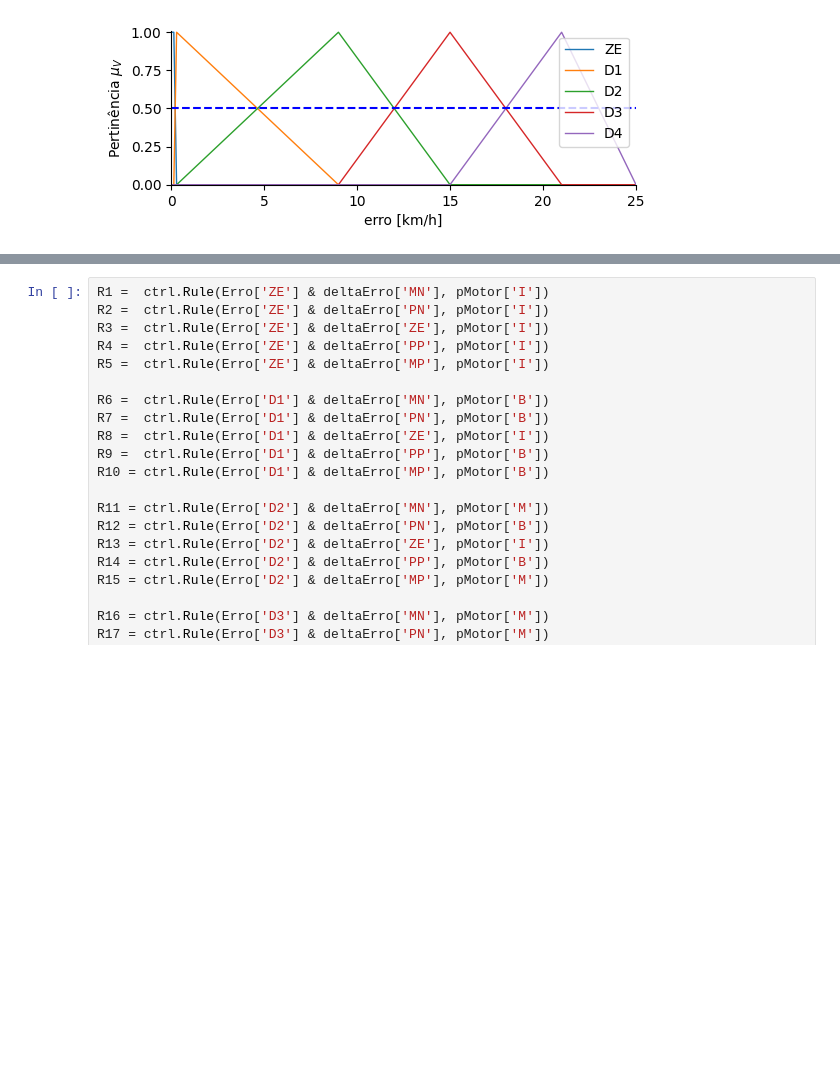
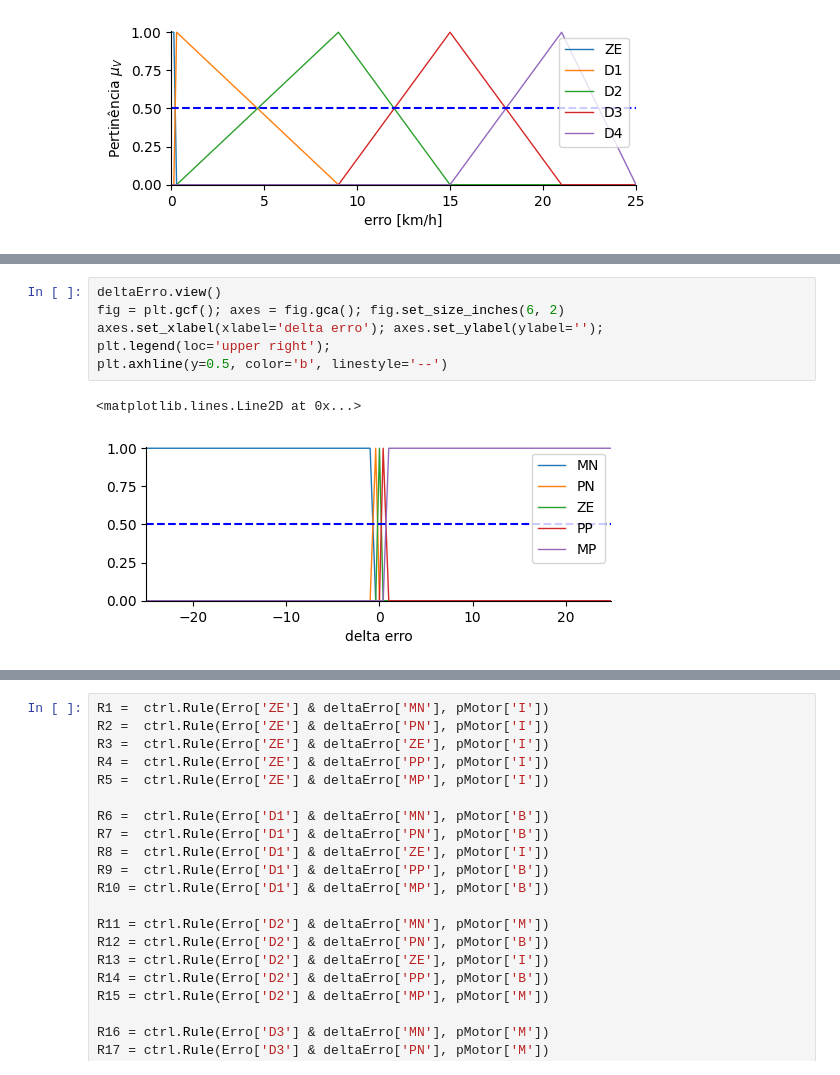
Before and after one commit to dioic3/c213, a Jupyter notebook: Untitled3.ipynb, the cells around one changed output, grey strips where cells are left out. Cells and saved outputs as stored; diff of their text form; blank space fills up the shorter version.

```diff
--- a/Untitled3.ipynb
+++ b/Untitled3.ipynb
@@ -134,3 +137,12 @@ plt.xlim(-1,1)
+# %%
+deltaErro.view()
+fig = plt.gcf(); axes = fig.gca(); fig.set_size_inches(6, 2)
+axes.set_xlabel(xlabel='delta erro'); axes.set_ylabel(ylabel='');
+plt.legend(loc='upper right');
+plt.axhline(y=0.5, color='b', linestyle='--')
+# %% [output]
+<matplotlib.lines.Line2D at 0x...>
+[figure, added]
 # %%
 pMotor = ctrl.Consequent(np.arange(0, 90.1, 0.1), 'pMotor')
 
```
Also changed, not shown: parts of 7 cells of this notebook.
